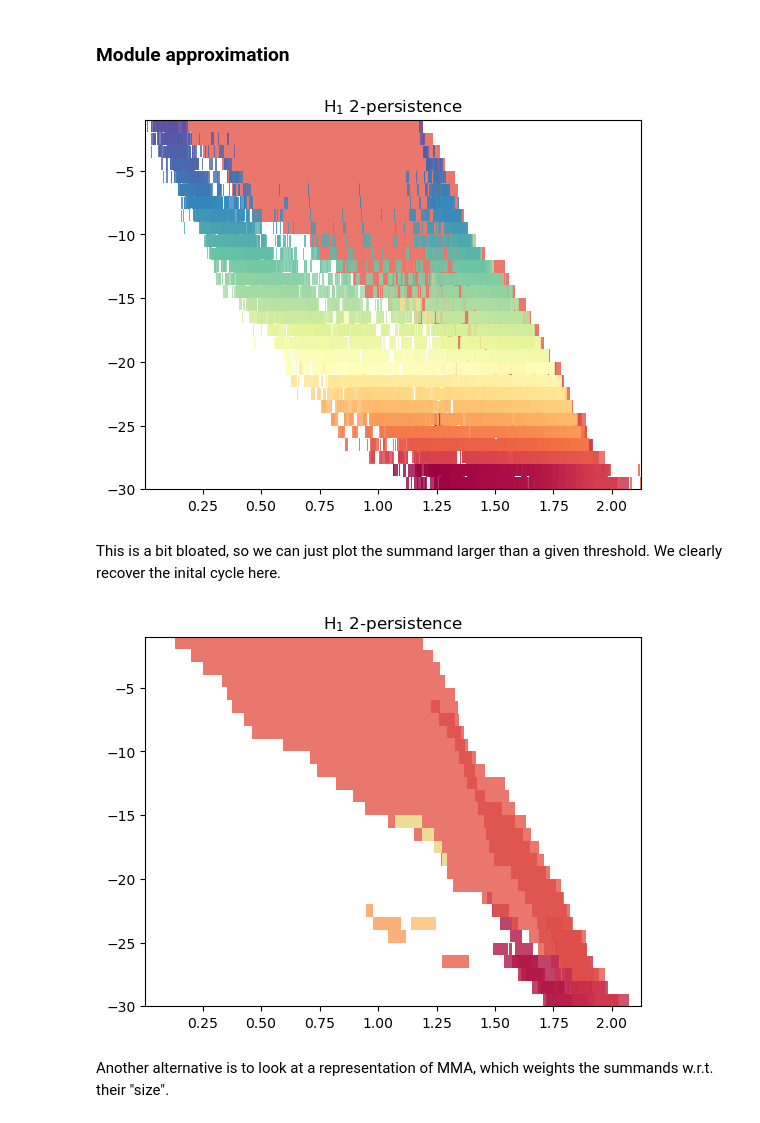
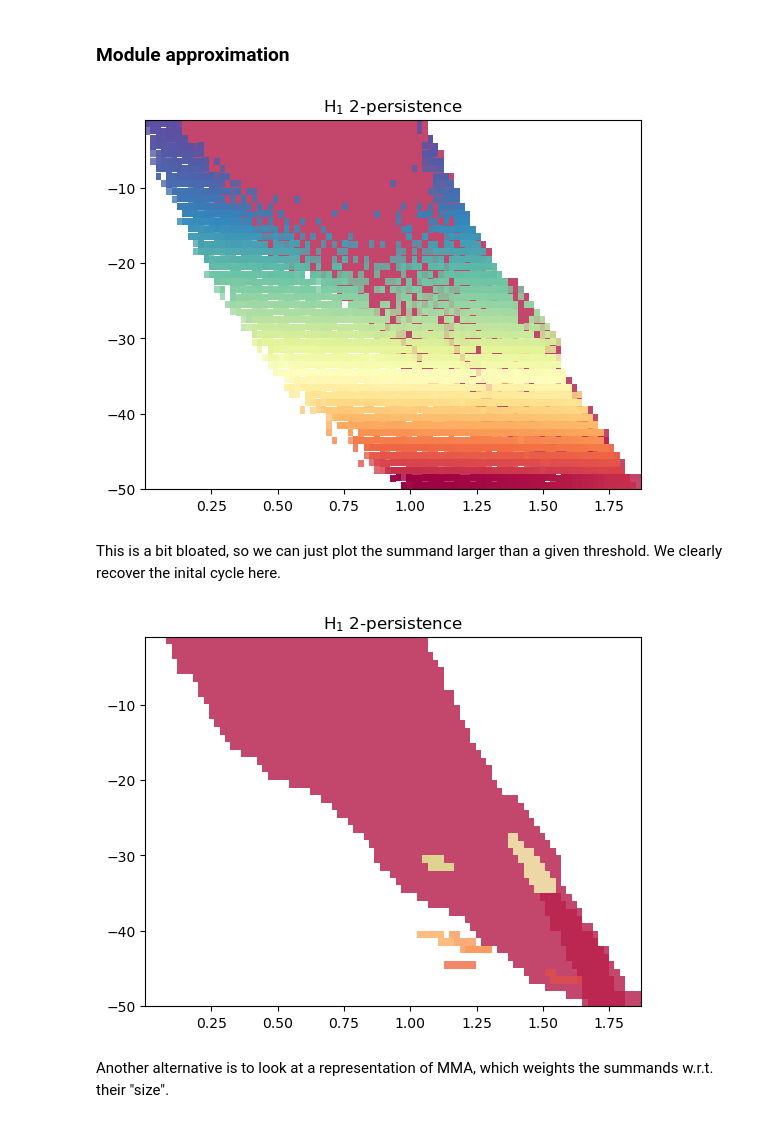
Before and after one commit to DavidLapous/multipers, a Jupyter notebook: docs/notebooks/rhomboid_bifiltration.ipynb, the cells around one changed output. Saved outputs shown, nothing was run; the diff lists cells and outputs as text; code cells hidden in the pictures.

```diff
--- a/docs/notebooks/rhomboid_bifiltration.ipynb
+++ b/docs/notebooks/rhomboid_bifiltration.ipynb
@@ -32,8 +30,8 @@ We identify $\mathbb N^{\mathrm{op}}$ with $-\mathbb N$.
 ## A first example
 # %%
 np.random.seed(0)
-x = mp.data.noisy_annulus(100,0, dim=2) # dataset
+x = mp.data.noisy_annulus(200,0, dim=2) # dataset
 plt.scatter(*x.T)
-k_max = 30 # the maximum of ball intersection to look at
+k_max = 50 # the maximum of ball intersection to look at
 degree=1 # homological degree
 # %% [output]
@@ -41,4 +39,4 @@ degree=1 # homological degree
 # %%
-s = mp.filtrations.RhomboidBifiltration(x, k_max=k_max, degree=degree)
+s = mp.filtrations.RhomboidBifiltration(x, k_max=k_max, degree=degree, verbose=True)
 len(s)
 # %% [output]
@@ -48,8 +49,8 @@ This filtration is very large in general ; before computing an invariant it is g
 # %%
 multicover = (s
     .grid_squeeze(
-        # resolution=200, # coarsens the filtration grid
-        # strategy="regular_closest",
+        resolution=200, # coarsens the filtration grid
+        strategy="regular_closest",
         threshold_min=[0, -k_max], # thresholds the filtration values
         threshold_max=[4, 0],
     )
@@ -76,16 +77,16 @@ mp.point_measure.integrate_measure(*sm, plot=True);
 # %% [markdown]
 ### Module approximation
 # %%
-mod = mp.module_approximation(multicover)
+mod = mp.module_approximation(multicover, n_jobs=10)
 mod.plot()
 # %% [output]
-[figure, old version]
+[figure, new version]
 # %% [markdown]
 This is a bit bloated, so we can just plot the summand larger than a given threshold. We clearly recover the inital cycle here.
 # %%
 mod.plot(min_persistence = .1)
 # %% [output]
-[figure, old version]
+[figure, new version]
 # %% [markdown]
 Another alternative is to look at a representation of MMA, which weights the summands w.r.t. their "size".
 # %%
```
Also changed, not shown: parts of 7 cells of this notebook, 1 other file.
